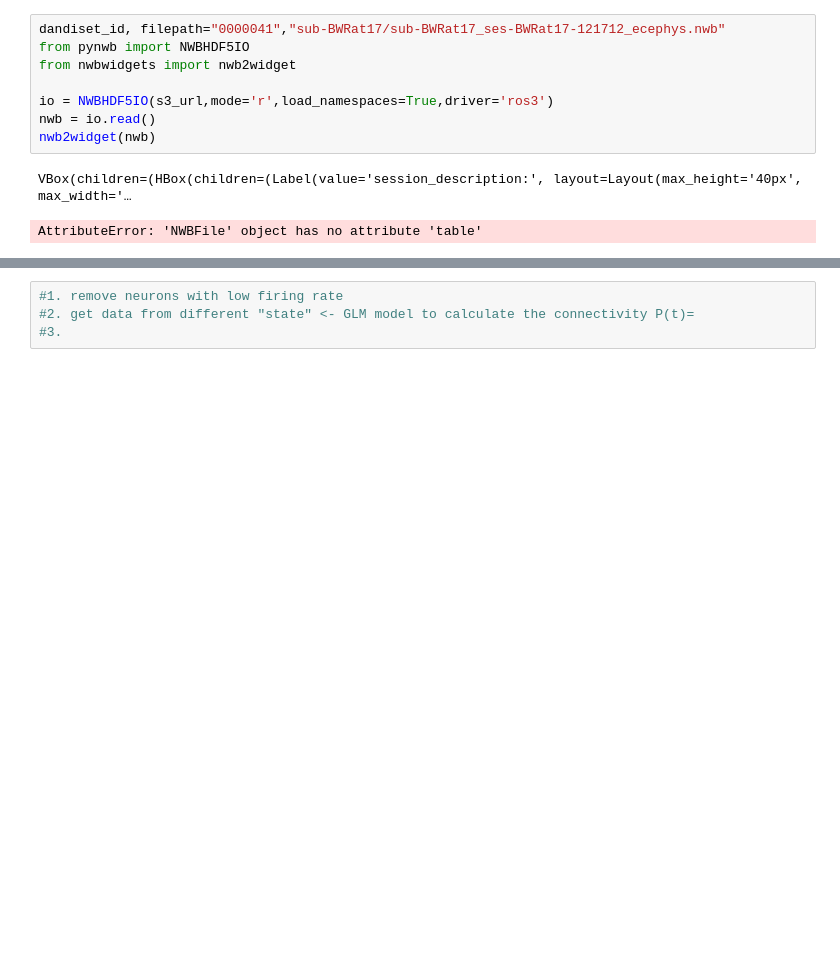
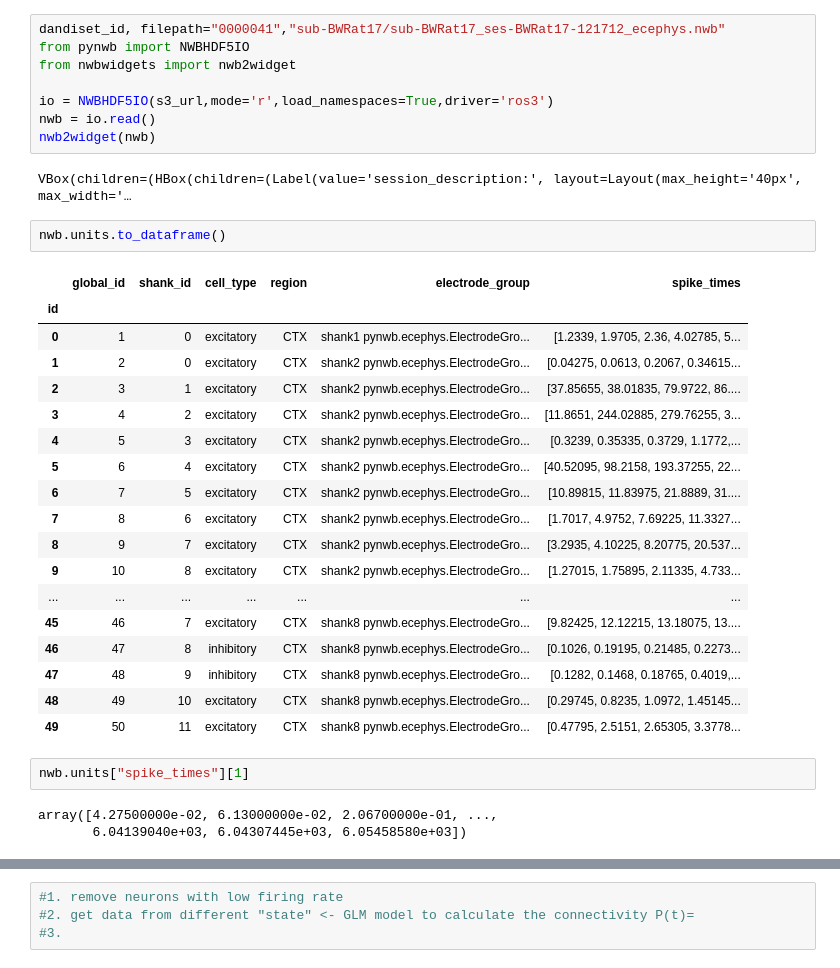
Before and after one commit to junipertcy/NeuroDataReHack, a Jupyter notebook: read_nwb_spikes.ipynb, the cells around one changed output, grey strips where cells are left out. Drawn from its saved outputs; the diff is of its cells as text; blank space fills up the shorter version.

```diff
--- a/read_nwb_spikes.ipynb
+++ b/read_nwb_spikes.ipynb
@@ -21,5 +21,28 @@ nwb2widget(nwb)
 # %% [output]
 VBox(children=(HBox(children=(Label(value='session_description:', layout=Layout(max_height='40px', max_width='…
 # %%
+nwb.units.to_dataframe()
 # %% [output]
-AttributeError: 'NWBFile' object has no attribute 'table'
+|  | global_id | shank_id | cell_type | region | electrode_group | spike_times |
+| id |  |  |  |  |  |  |
+| 0 | 1 | 0 | excitatory | CTX | shank1 pynwb.ecephys.ElectrodeGro... | [1.2339, 1.9705, 2.36, 4.02785, 5... |
+| 1 | 2 | 0 | excitatory | CTX | shank2 pynwb.ecephys.ElectrodeGro... | [0.04275, 0.0613, 0.2067, 0.34615... |
+| 2 | 3 | 1 | excitatory | CTX | shank2 pynwb.ecephys.ElectrodeGro... | [37.85655, 38.01835, 79.9722, 86.... |
+| 3 | 4 | 2 | excitatory | CTX | shank2 pynwb.ecephys.ElectrodeGro... | [11.8651, 244.02885, 279.76255, 3... |
+| 4 | 5 | 3 | excitatory | CTX | shank2 pynwb.ecephys.ElectrodeGro... | [0.3239, 0.35335, 0.3729, 1.1772,... |
+| 5 | 6 | 4 | excitatory | CTX | shank2 pynwb.ecephys.ElectrodeGro... | [40.52095, 98.2158, 193.37255, 22... |
+| 6 | 7 | 5 | excitatory | CTX | shank2 pynwb.ecephys.ElectrodeGro... | [10.89815, 11.83975, 21.8889, 31.... |
+| 7 | 8 | 6 | excitatory | CTX | shank2 pynwb.ecephys.ElectrodeGro... | [1.7017, 4.9752, 7.69225, 11.3327... |
+| 8 | 9 | 7 | excitatory | CTX | shank2 pynwb.ecephys.ElectrodeGro... | [3.2935, 4.10225, 8.20775, 20.537... |
+| 9 | 10 | 8 | excitatory | CTX | shank2 pynwb.ecephys.ElectrodeGro... | [1.27015, 1.75895, 2.11335, 4.733... |
+| ... | ... | ... | ... | ... | ... | ... |
+| 45 | 46 | 7 | excitatory | CTX | shank8 pynwb.ecephys.ElectrodeGro... | [9.82425, 12.12215, 13.18075, 13.... |
+| 46 | 47 | 8 | inhibitory | CTX | shank8 pynwb.ecephys.ElectrodeGro... | [0.1026, 0.19195, 0.21485, 0.2273... |
+| 47 | 48 | 9 | inhibitory | CTX | shank8 pynwb.ecephys.ElectrodeGro... | [0.1282, 0.1468, 0.18765, 0.4019,... |
+| 48 | 49 | 10 | excitatory | CTX | shank8 pynwb.ecephys.ElectrodeGro... | [0.29745, 0.8235, 1.0972, 1.45145... |
+| 49 | 50 | 11 | excitatory | CTX | shank8 pynwb.ecephys.ElectrodeGro... | [0.47795, 2.5151, 2.65305, 3.3778... |
+# %%
+nwb.units["spike_times"][1]
+# %% [output]
+array([4.27500000e-02, 6.13000000e-02, 2.06700000e-01, ...,
+       6.04139040e+03, 6.04307445e+03, 6.05458580e+03])
```
Also changed, not shown: parts of 4 cells of this notebook, 1 other file.
